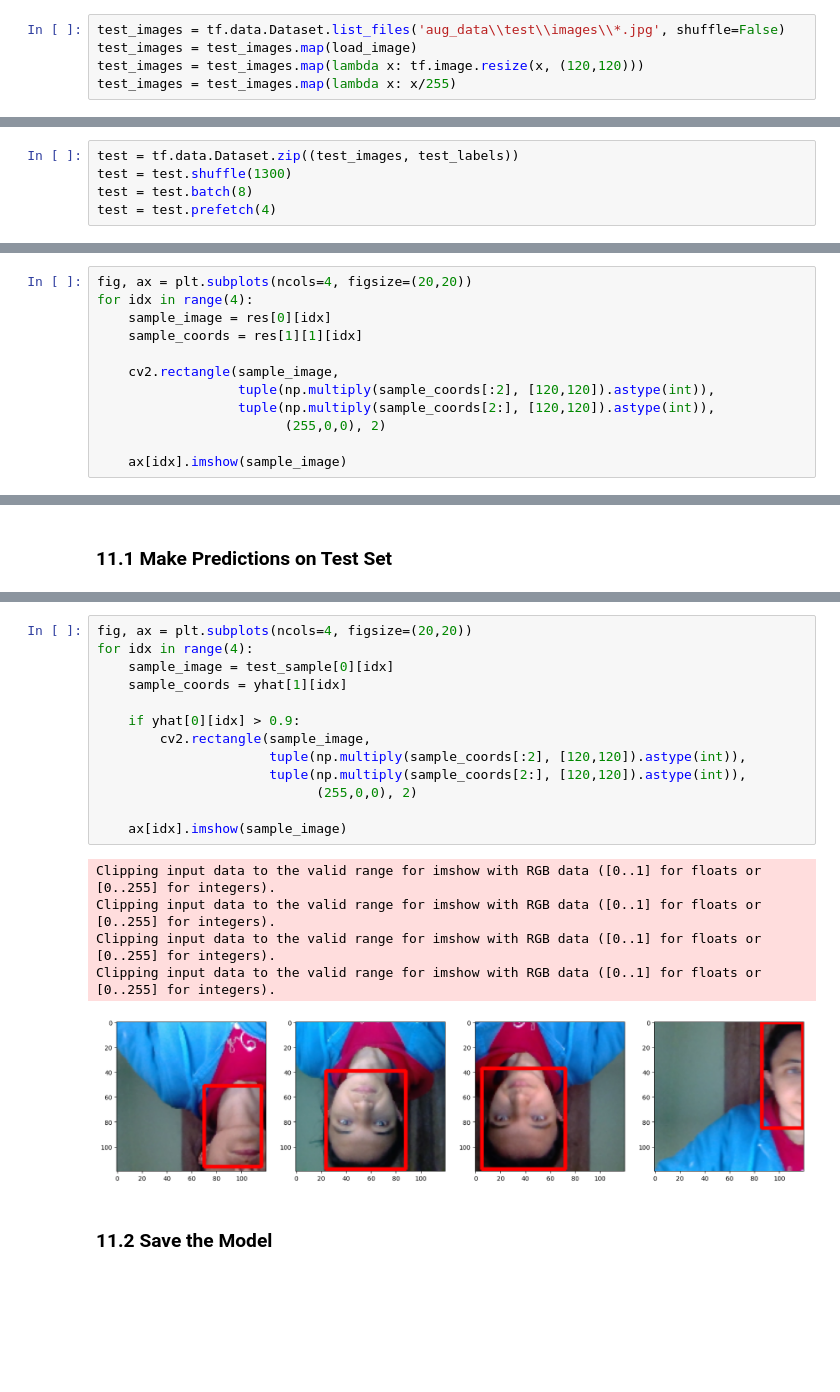
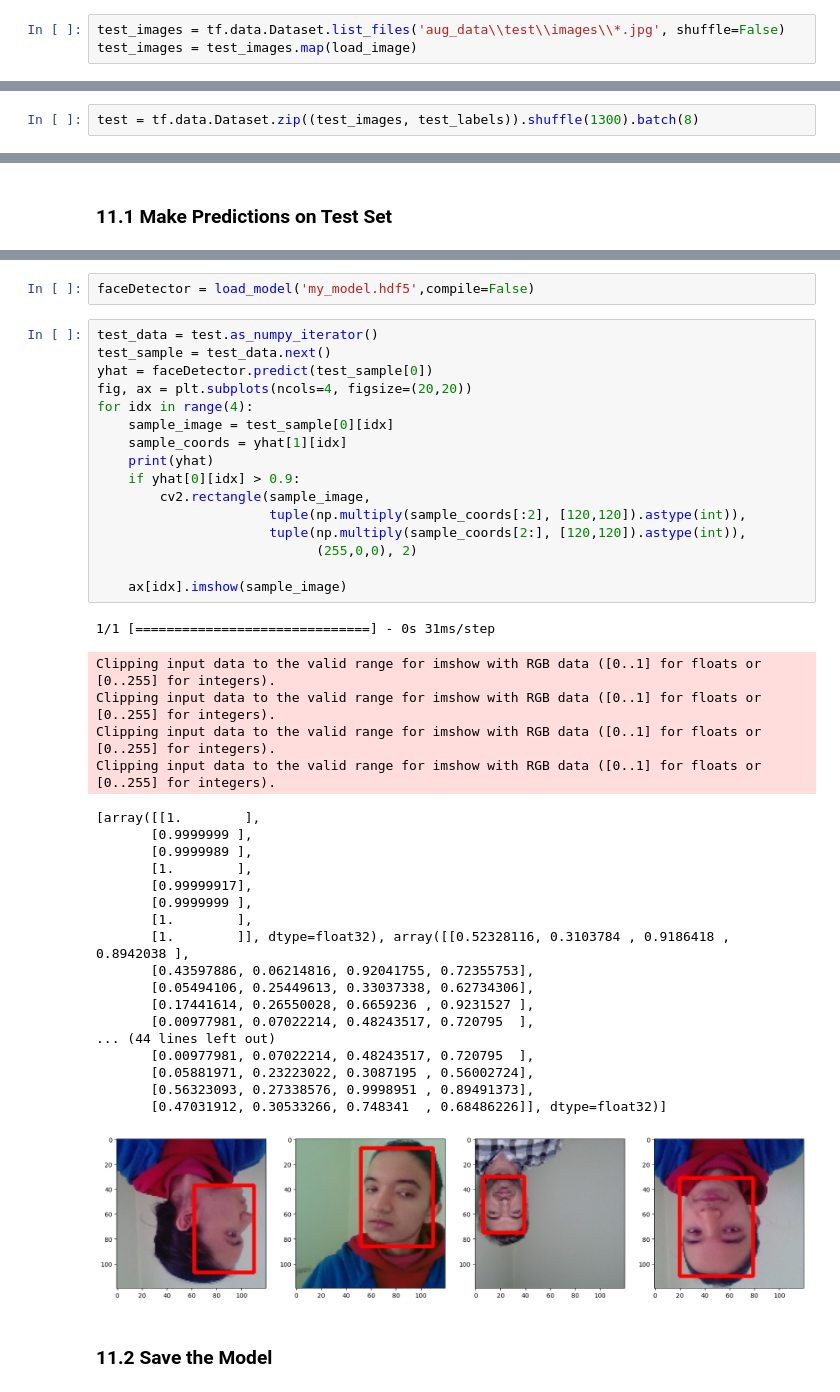
Before and after one commit to gulsumcamoglu/FaceDetectionProject, a Jupyter notebook: FaceDetection.ipynb, the cells around one changed output, grey strips where cells are left out. Cells and saved outputs as stored; diff of their text form; blank space fills up the shorter version.

```diff
--- a/FaceDetection.ipynb
+++ b/FaceDetection.ipynb
@@ -245,5 +127,3 @@ train_images = train_images.map(lambda x: x/255)
 # %%
 test_images = tf.data.Dataset.list_files('aug_data\\test\\images\\*.jpg', shuffle=False)
 test_images = test_images.map(load_image)
-test_images = test_images.map(lambda x: tf.image.resize(x, (120,120)))
-test_images = test_images.map(lambda x: x/255)
@@ -315,6 +160,3 @@ train = train.prefetch(4)
 # %%
-test = tf.data.Dataset.zip((test_images, test_labels))
-test = test.shuffle(1300)
-test = test.batch(8)
-test = test.prefetch(4)
+test = tf.data.Dataset.zip((test_images, test_labels)).shuffle(1300).batch(8)
 # %%
@@ -350,12 +163,0 @@ res = data_samples.next()
-# %%
-fig, ax = plt.subplots(ncols=4, figsize=(20,20))
-for idx in range(4):
-    sample_image = res[0][idx]
-    sample_coords = res[1][1][idx]
-
-    cv2.rectangle(sample_image,
-                  tuple(np.multiply(sample_coords[:2], [120,120]).astype(int)),
-                  tuple(np.multiply(sample_coords[2:], [120,120]).astype(int)),
-                        (255,0,0), 2)
-
-    ax[idx].imshow(sample_image)
@@ -651,21 +403,44 @@ yhat = facetracker.predict(test_sample[0])
+# %%
+faceDetector = load_model('my_model.hdf5',compile=False)
 # %%
+test_data = test.as_numpy_iterator()
+test_sample = test_data.next()
+yhat = faceDetector.predict(test_sample[0])
 fig, ax = plt.subplots(ncols=4, figsize=(20,20))
 for idx in range(4):
     sample_image = test_sample[0][idx]
     sample_coords = yhat[1][idx]
-
+    print(yhat)
     if yhat[0][idx] > 0.9:
         cv2.rectangle(sample_image,
                       tuple(np.multiply(sample_coords[:2], [120,120]).astype(int)),
                       tuple(np.multiply(sample_coords[2:], [120,120]).astype(int)),
                             (255,0,0), 2)
 
     ax[idx].imshow(sample_image)
 # %% [output]
-Clipping input data to the valid range for imshow with RGB data ([0..1] for floats or [0..255] for integers).
-Clipping input data to the valid range for imshow with RGB data ([0..1] for floats or [0..255] for integers).
-Clipping input data to the valid range for imshow with RGB data ([0..1] for floats or [0..255] for integers).
-Clipping input data to the valid range for imshow with RGB data ([0..1] for floats or [0..255] for integers).
+1/1 [==============================] - 0s 31ms/step
+Clipping input data to the valid range for imshow with RGB data ([0..1] for floats or [0..255] for integers).
+Clipping input data to the valid range for imshow with RGB data ([0..1] for floats or [0..255] for integers).
+Clipping input data to the valid range for imshow with RGB data ([0..1] for floats or [0..255] for integers).
+Clipping input data to the valid range for imshow with RGB data ([0..1] for floats or [0..255] for integers).
+[array([[1.        ],
+       [0.9999999 ],
+       [0.9999989 ],
+       [1.        ],
+       [0.99999917],
+       [0.9999999 ],
+       [1.        ],
+       [1.        ]], dtype=float32), array([[0.52328116, 0.3103784 , 0.9186418 , 0.8942038 ],
+       [0.43597886, 0.06214816, 0.92041755, 0.72355753],
+       [0.05494106, 0.25449613, 0.33037338, 0.62734306],
+       [0.17441614, 0.26550028, 0.6659236 , 0.9231527 ],
+       [0.00977981, 0.07022214, 0.48243517, 0.720795  ],
+... (44 lines left out)
+       [0.00977981, 0.07022214, 0.48243517, 0.720795  ],
+       [0.05881971, 0.23223022, 0.3087195 , 0.56002724],
+       [0.56323093, 0.27338576, 0.9998951 , 0.89491373],
+       [0.47031912, 0.30533266, 0.748341  , 0.68486226]], dtype=float32)]
-[figure, old version]
+[figure, new version]
 # %% [markdown]
 ### 11.2 Save the Model
```
Also changed, not shown: parts of 184 cells of this notebook, 5 other files.
